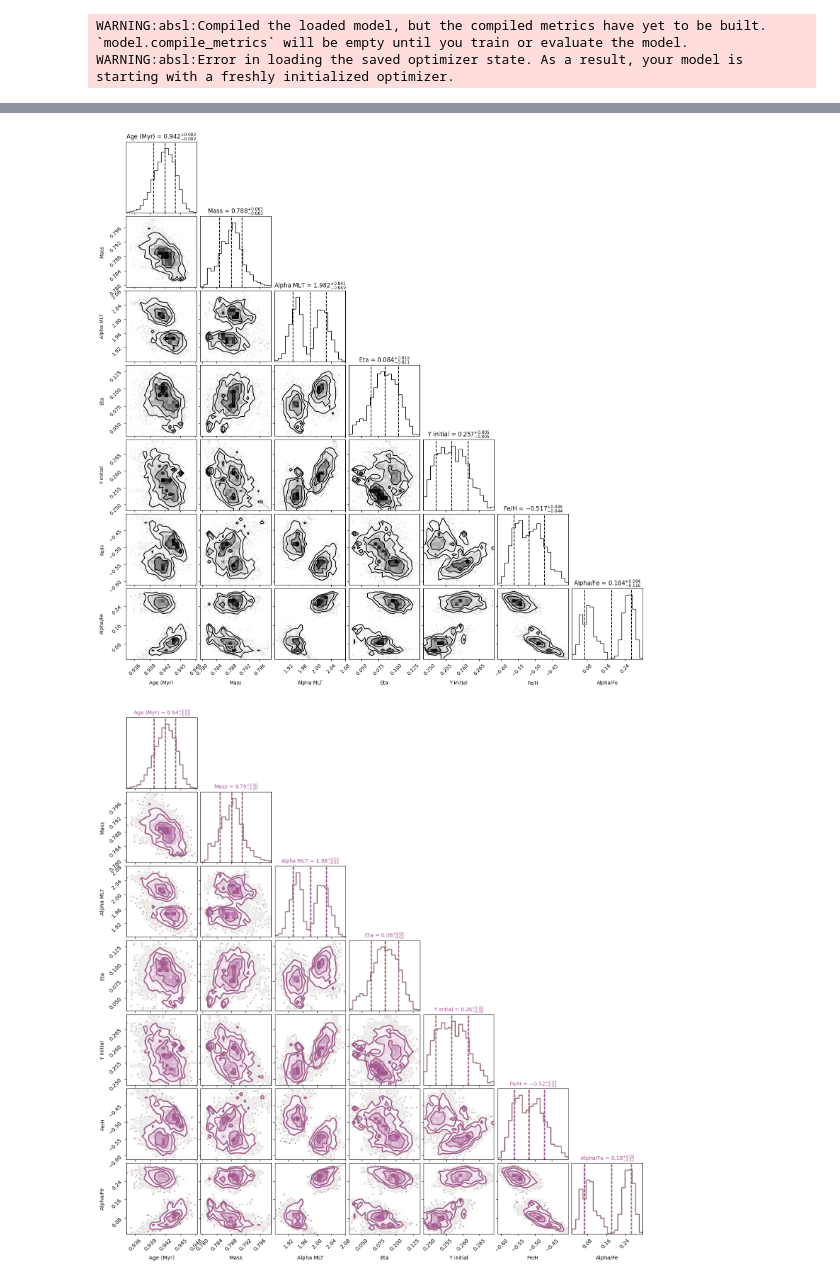
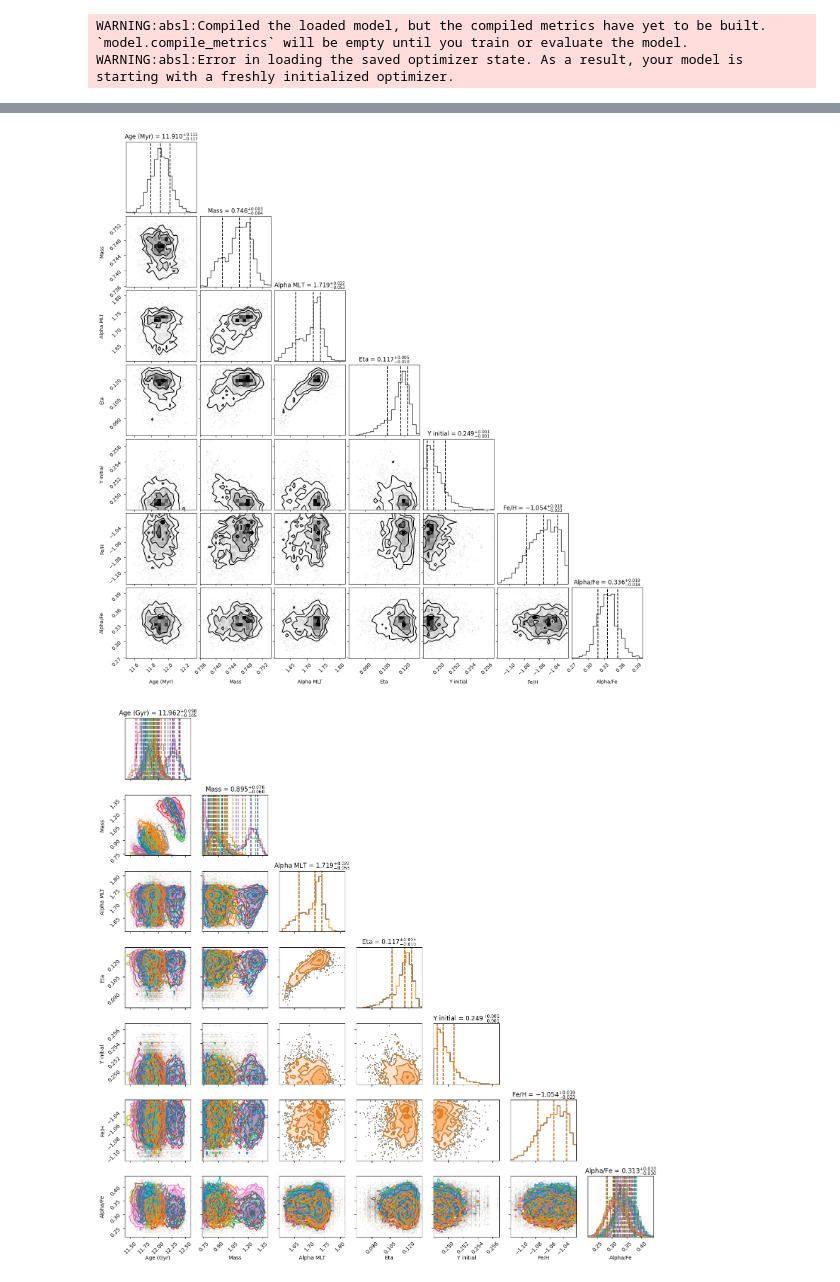
Before and after one commit to ruddock321/y4project, a Jupyter notebook: HBM stuff/Tensor flow model/Model test with tensorflow.ipynb, the cells around one changed output, grey strips where cells are left out. Cells and saved outputs as stored; diff of their text form; code cells hidden in the pictures.

```diff
--- a/HBM stuff/Tensor flow model/Model test with tensorflow.ipynb
+++ b/HBM stuff/Tensor flow model/Model test with tensorflow.ipynb
@@ -564,19 +564,26 @@ real 56.1614
 #     'rad': rad_obs,
 #     'numax': numax_obs,
 # }
+# %%
+alphafe_M4 = [0.3,0.3,0.3,0.4,0.4,0.3,0.3,0.3,0.4,0.4,0.4,0.4,0.3,0.3,0.3,0.4,0.4,0.4,0.3,0.4,0.3,0.4,0.4,0.3,0.4,0.3,0.3,0.4,0.3,0.4,0.4,0.3]
+erralphafe_M4 = [0.05, 0.05, 0.05, 0.05, 0.075, 0.05, 0.05, 0.05, 0.05, 0.075, 0.05, 0.075, 0.05, 0.05, 0.05, 0.05, 0.05, 0.05, 0.05, 0.075, 0.05, 0.05, 0.075, 0.05, 0.05, 0.05, 0.05, 0.05, 0.05, 0.05, 0.075, 0.05]
+alphafe_M4 = jnp.array(alphafe_M4)
+erralphafe_M4 = jnp.array(erralphafe_M4)
 # %%
 obs = {
     'teff': Teff_M4,
     'lum': L_M4,
     'dnu': Deltanu_M4,
-    'numax': numax_M4
+    'numax': numax_M4,
+    'alphafe': alphafe_M4
 }
 
 obs_err = {
     'teff_err': jnp.full_like(Teff_M4, 70),
     'lum_err': errL_M4,
     'dnu_err': errDeltanu_M4,
-    'numax_err': errnumax_M4
+    'numax_err': errnumax_M4,
+    'alphafe_err': erralphafe_M4
 }
 
 n_stars = 32
@@ -642,7 +647,7 @@ from numpyro.infer import Predictive
 from numpyro.infer.initialization import init_to_median
 
 nuts = NUTS(Bmodel, target_accept_prob=0.8, init_strategy=init_to_median, find_heuristic_step_size=True)
-mcmc = MCMC(nuts, num_warmup=4000, num_samples=2000, num_chains=2) # between 1000 and 4000 for testing
+mcmc = MCMC(nuts, num_warmup=2000, num_samples=1000, num_chains=2) # between 1000 and 4000 for testing
 rng = random.PRNGKey(0)
 rng, key = random.split(rng)
 
@@ -690,13 +700,13 @@ samples = mcmc.get_samples()
 i = 12
 
 params_of_interest = {
-    'Age (Myr)': np.asarray(samples['ages_norm_']).flatten(),
+    'Age (Gyr)': np.asarray(samples['age'])[..., i].flatten(),
     'Mass': np.asarray(samples['massini_'])[..., i].flatten(),
     'Alpha MLT': np.asarray(samples['alphamlt_']).flatten(),
     'Eta': np.asarray(samples['eta_']).flatten(),
     'Y initial': np.asarray(samples['yini_']).flatten(),
     'Fe/H': np.asarray(samples['fehini_']).flatten(),
-    'Alpha/Fe': np.asarray(samples['alphafe_']).flatten()
+    'Alpha/Fe': np.asarray(samples['alphafe_'])[..., i].flatten()
 }
 
 # Convert to a numpy array for corner.py
@@ -717,53 +727,56 @@ fig = corner.corner(
 #plt.tight_layout()
 plt.show()
 # %% [output]
-[figure, old version]
+[figure, new version]
 # %%
-# Create a figure for the corner plot
+import numpy as np
+import corner
+import matplotlib.pyplot as plt
+
+# Assuming 'samples' is an object containing the MCMC samples
+samples = mcmc.get_samples()
+
+# Number of stars
+n_stars = 32
+
+# Set up the figure for overlaying the corner plots
 fig = plt.figure(figsize=(15, 15))
 
-# Colors for different stars
-colors = [
-    '#1f77b4', '#ff7f0e', '#2ca02c', '#d62728', '#9467bd', '#8c564b',
-    '#e377c2', '#7f7f7f', '#bcbd22', '#17becf', '#aec7e8', '#ffbb78',
-    '#98df8a', '#ff9896', '#c5b0d5', '#c49c94', '#f7b6d2', '#c7c7c7',
-    '#dbdb8d', '#9edae5', '#393b79', '#637939', '#8c6d31', '#843c39',
-    '#7b4173', '#5254a3', '#6b6ecf', '#b5cf6b', '#e7ba52', '#e7969c',
-    '#7f7f7f', '#a55194'
-]
-
-
-# Plot each star's corner plot with a different color
-for star_idx in range(32):
-    params = {
-        'Age (Myr)': np.asarray(samples['ages_norm_']).flatten(),
-        'Mass': np.asarray(samples['massini_'])[..., star_idx].flatten(),
+# Loop through each star and generate a corner plot, overlaying them on the same figure
+for i in range(n_stars):
+    # Get the parameters for the current star
+    params_of_interest = {
+        'Age (Gyr)': np.asarray(samples['age'])[..., i].flatten(),
+        'Mass': np.asarray(samples['massini_'])[..., i].flatten(),
         'Alpha MLT': np.asarray(samples['alphamlt_']).flatten(),
         'Eta': np.asarray(samples['eta_']).flatten(),
         'Y initial': np.asarray(samples['yini_']).flatten(),
         'Fe/H': np.asarray(samples['fehini_']).flatten(),
-        'Alpha/Fe': np.asarray(samples['alphafe_']).flatten()
+        'Alpha/Fe': np.asarray(samples['alphafe_'])[..., i].flatten()
     }
 
-    # Convert to numpy array for corner.py
-    X = np.column_stack([params_of_interest[key] for key in params_of_interest])
+    # Convert to a numpy array
+    X_star = np.column_stack([params_of_interest[key] for key in params_of_interest])
     labels = list(params_of_interest.keys())
 
-    # First star creates the figure, others overlay it
-    fig = corner.corner(
-        X,
+    # Create the corner plot for this star and overlay it on the same figure
+    corner.corner(
+        X_star,
         labels=labels,
-        fig=fig,  # Use existing figure if it's not None
-        color=colors[star_idx],
         quantiles=[0.16, 0.5, 0.84],
         show_titles=True,
-        title_kwargs={"fontsize": 10, "color": colors[star_idx]},
-        hist_kwargs={"alpha": 0.4},
+        title_kwargs={"fontsize": 12},
+        title_fmt='.3f',
+        fig=fig,  # Overlay the plot on the same figure
+        color='C{}'.format(i),  # Use a different color for each star (C0, C1, ..., C31)
+        fill_contours=True  # To fill the contour plots for better overlay
     )
 
+# Adjust layout to avoid overlap
+plt.tight_layout()
 plt.show()
 # %% [output]
-[figure, old version]
+[figure, new version]
 # %%
 import matplotlib.pyplot as plt
 import numpy as np
```
Also changed, not shown: parts of 6 cells of this notebook, 2 other files.
